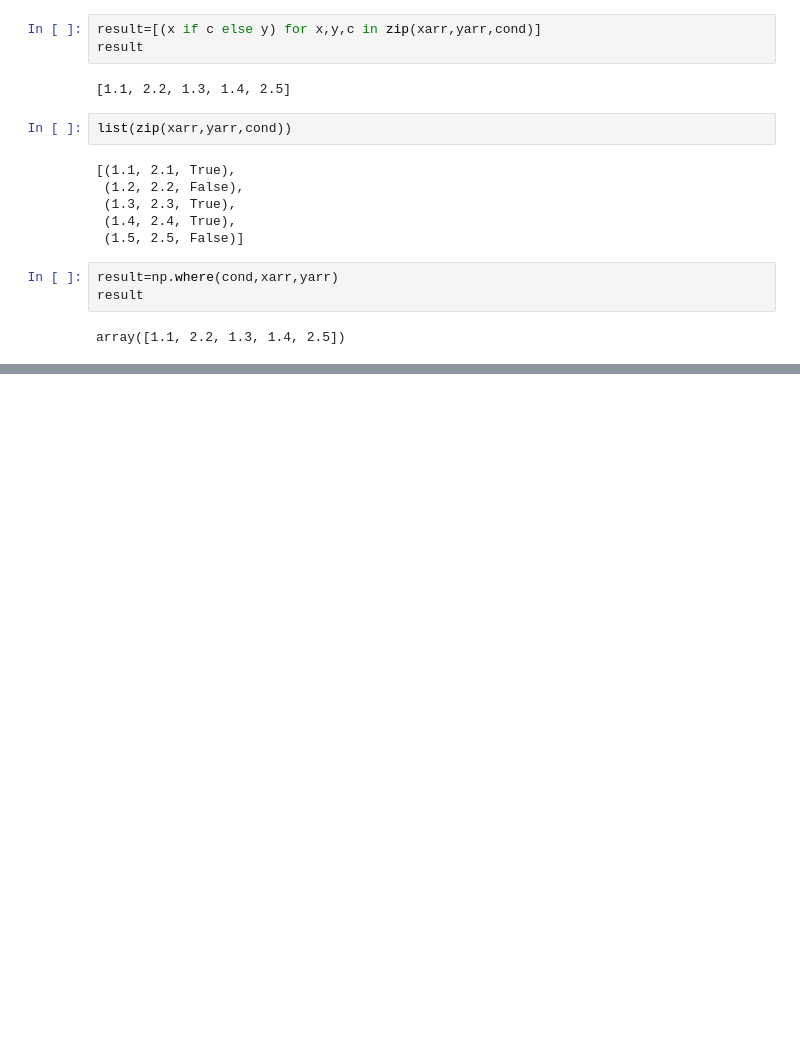
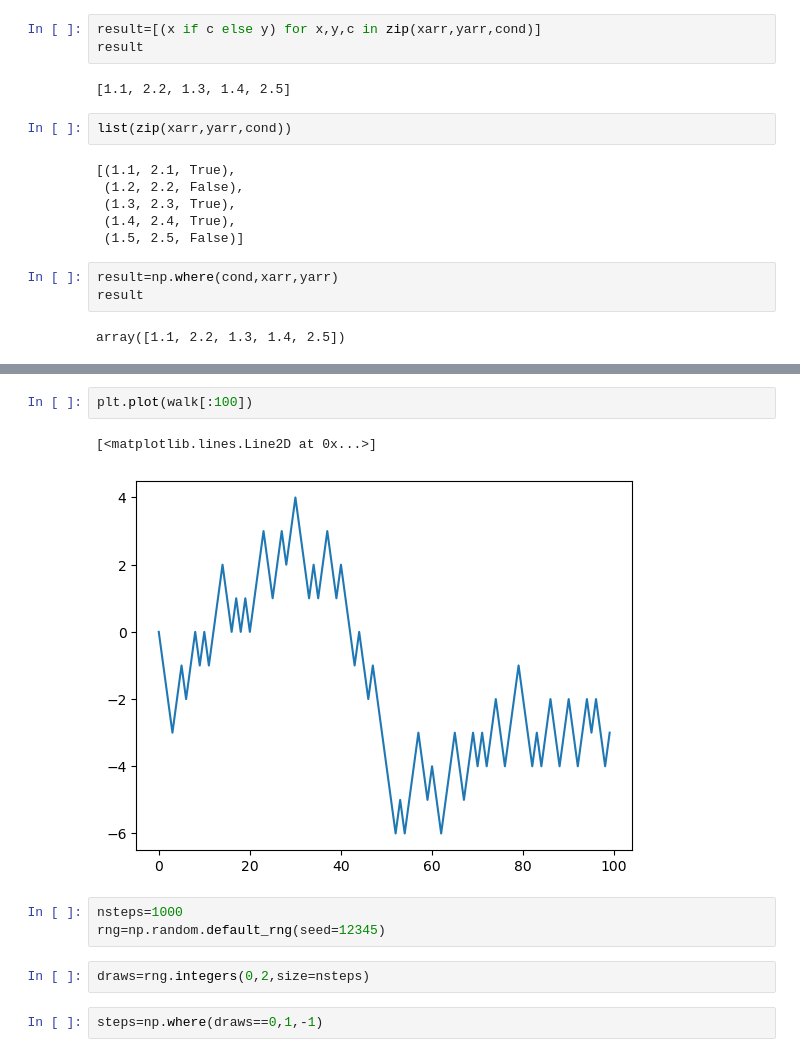
Before and after one commit to karimhbadr1/pydata-book, a Jupyter notebook: Karim/Ch4/Chapter4.ipynb, the cells around one changed output, grey strips where cells are left out. Saved outputs shown, nothing was run; the diff lists cells and outputs as text; blank space fills up the shorter version.

```diff
--- a/Karim/Ch4/Chapter4.ipynb
+++ b/Karim/Ch4/Chapter4.ipynb
@@ -1087,0 +1451,12 @@ array([1.1, 2.2, 1.3, 1.4, 2.5])
+# %%
+plt.plot(walk[:100])
+# %% [output]
+[<matplotlib.lines.Line2D at 0x...>]
+[figure, added]
+# %%
+nsteps=1000
+rng=np.random.default_rng(seed=12345)
+# %%
+draws=rng.integers(0,2,size=nsteps)
+# %%
+steps=np.where(draws==0,1,-1)
```
Also changed, not shown: parts of 89 cells of this notebook, 3 other files.
